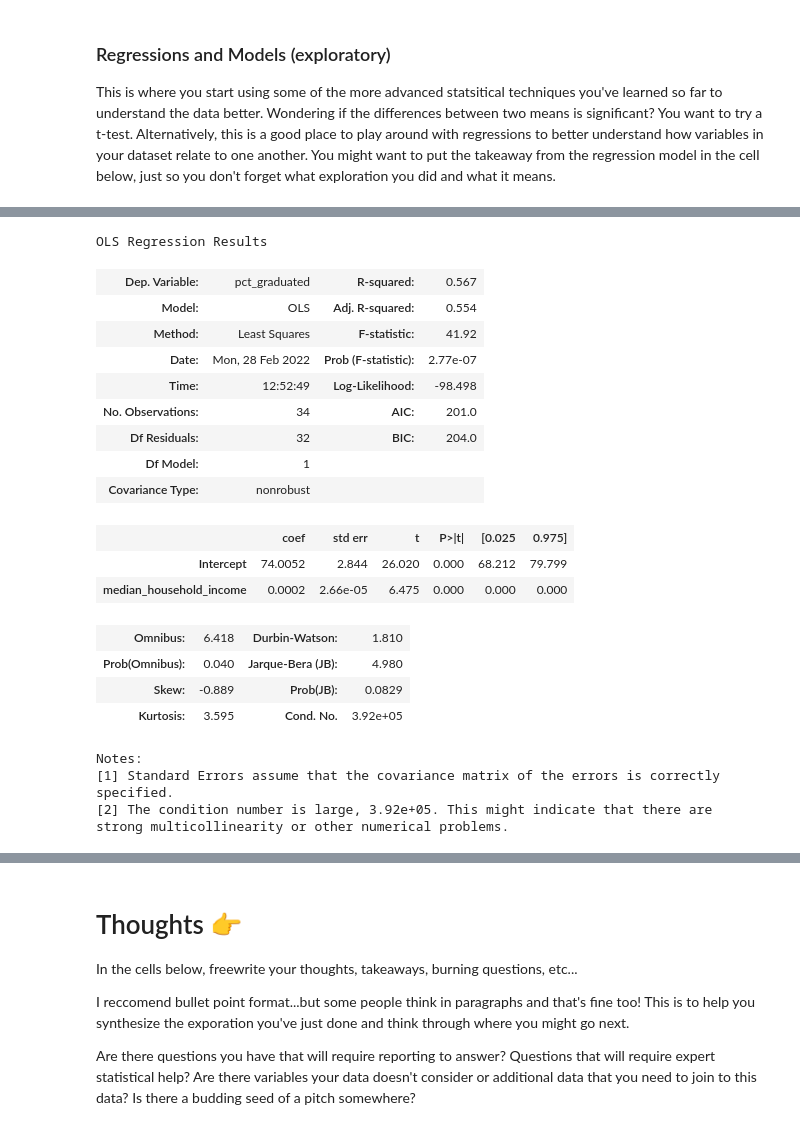
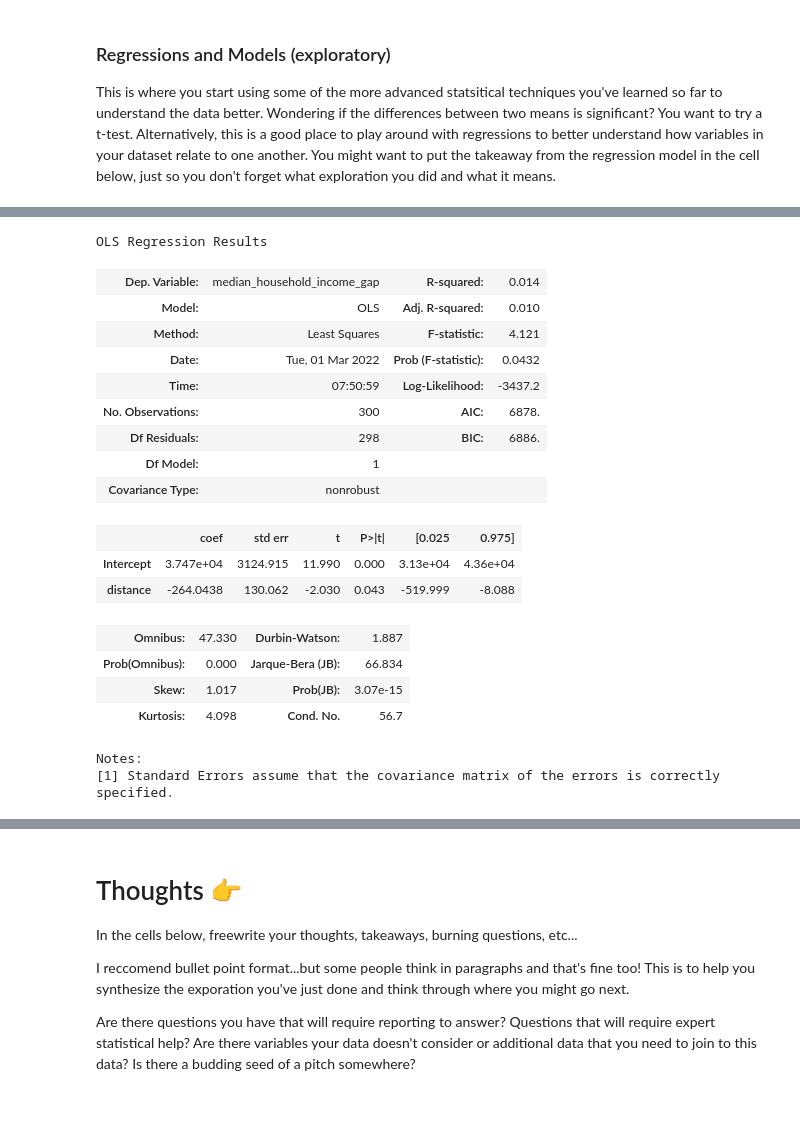
Before and after one commit to code4journalism/regressions-pre-pitch-semerriam, a Jupyter notebook: Merriam-regressions-eda-scratchpad.ipynb, the cells around one changed output, grey strips where cells are left out. Saved outputs shown, nothing was run; the diff lists cells and outputs as text; code cells hidden in the pictures.

```diff
--- a/Merriam-regressions-eda-scratchpad.ipynb
+++ b/Merriam-regressions-eda-scratchpad.ipynb
@@ -189,0 +225,8 @@ df_subset2
+# %%
+df2['foreign_born_gap'] = abs(df2['foreign_born_pct_x'] - df2['foreign_born_pct_y'])
+# %%
+df2['census_whiteness_gap'] = df2['census_whiteness_gap'] * 100
+# %%
+df2['census_latinx_gap'] = df2['census_latinx_gap'] * 100
+# %%
+df2['foreign_born_gap'] = df2['foreign_born_gap'] * 100
@@ -539,28 +956,27 @@ strong multicollinearity or other numerical problems.
 # %%
+# distance between districts --> gap between school district's median household income?
 import statsmodels.formula.api as smf
 
-model = smf.ols("pct_graduated ~ median_household_income", data=df_subset)
+model = smf.ols("median_household_income_gap ~ distance", data=df2)
 results = model.fit()
 results.summary()
 # %% [output]
 OLS Regression Results
-| Dep. Variable: | pct_graduated | R-squared: | 0.567 |
-| Model: | OLS | Adj. R-squared: | 0.554 |
-| Method: | Least Squares | F-statistic: | 41.92 |
-| Date: | Mon, 28 Feb 2022 | Prob (F-statistic): | 2.77e-07 |
-| Time: | 12:52:49 | Log-Likelihood: | -98.498 |
-| No. Observations: | 34 | AIC: | 201.0 |
-| Df Residuals: | 32 | BIC: | 204.0 |
+| Dep. Variable: | median_household_income_gap | R-squared: | 0.014 |
+| Model: | OLS | Adj. R-squared: | 0.010 |
+| Method: | Least Squares | F-statistic: | 4.121 |
+| Date: | Tue, 01 Mar 2022 | Prob (F-statistic): | 0.0432 |
+| Time: | 07:50:59 | Log-Likelihood: | -3437.2 |
+| No. Observations: | 300 | AIC: | 6878. |
+| Df Residuals: | 298 | BIC: | 6886. |
 | Df Model: | 1 |  |  |
 | Covariance Type: | nonrobust |  |  |
 |  | coef | std err | t | P>|t| | [0.025 | 0.975] |
-| Intercept | 74.0052 | 2.844 | 26.020 | 0.000 | 68.212 | 79.799 |
-| median_household_income | 0.0002 | 2.66e-05 | 6.475 | 0.000 | 0.000 | 0.000 |
+| Intercept | 3.747e+04 | 3124.915 | 11.990 | 0.000 | 3.13e+04 | 4.36e+04 |
+| distance | -264.0438 | 130.062 | -2.030 | 0.043 | -519.999 | -8.088 |
-| Omnibus: | 6.418 | Durbin-Watson: | 1.810 |
-| Prob(Omnibus): | 0.040 | Jarque-Bera (JB): | 4.980 |
-| Skew: | -0.889 | Prob(JB): | 0.0829 |
-| Kurtosis: | 3.595 | Cond. No. | 3.92e+05 |
+| Omnibus: | 47.330 | Durbin-Watson: | 1.887 |
+| Prob(Omnibus): | 0.000 | Jarque-Bera (JB): | 66.834 |
+| Skew: | 1.017 | Prob(JB): | 3.07e-15 |
+| Kurtosis: | 4.098 | Cond. No. | 56.7 |
 Notes:
 [1] Standard Errors assume that the covariance matrix of the errors is correctly specified.
-[2] The condition number is large, 3.92e+05. This might indicate that there are
-strong multicollinearity or other numerical problems.
```
Also changed, not shown: parts of 50 cells of this notebook, 1 other file.
